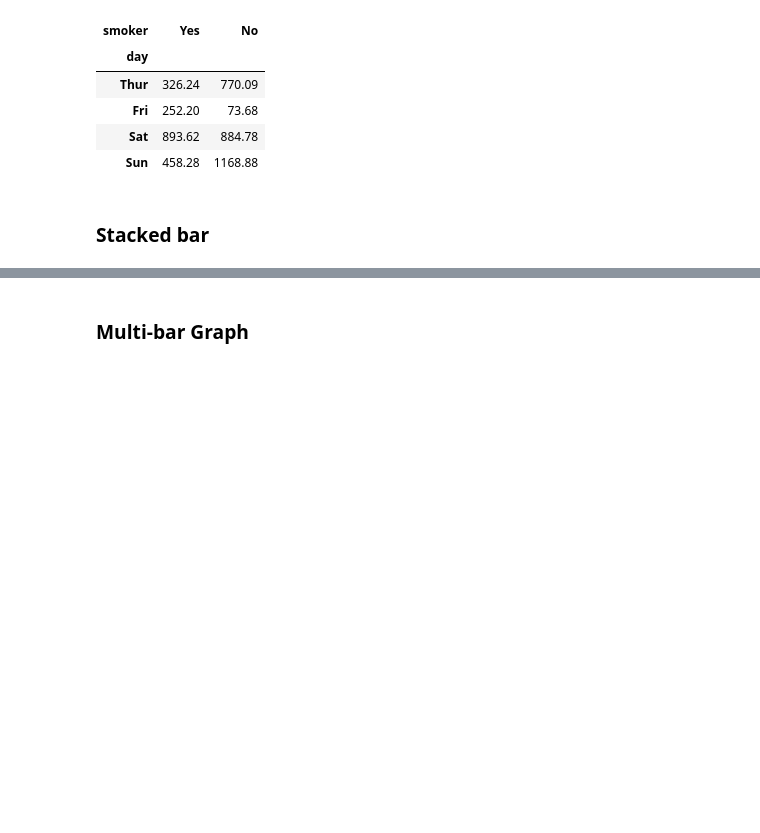
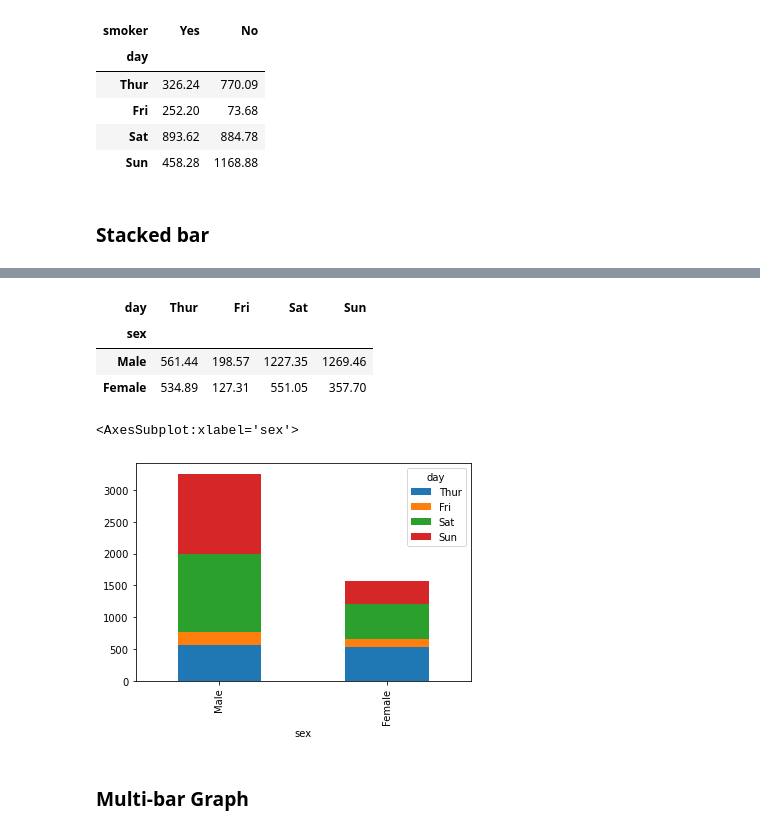
Before and after one commit to srikanthpragada/DS_30_NOV_2020, a Jupyter notebook: plots/matplotlibdemo.ipynb, the cells around one changed output, grey strips where cells are left out. Cells and saved outputs as stored; diff of their text form; code cells hidden in the pictures; blank space fills up the shorter version.

```diff
--- a/plots/matplotlibdemo.ipynb
+++ b/plots/matplotlibdemo.ipynb
@@ -269,4 +271,17 @@ smoker_total.plot.bar(stacked=True)
 [figure]
+# %%
+day_total= tips.pivot_table(index='sex', columns='day',values= 'total_bill',aggfunc=sum)
+day_total
+# %% [output]
+| day | Thur | Fri | Sat | Sun |
+| sex |  |  |  |  |
+| Male | 561.44 | 198.57 | 1227.35 | 1269.46 |
+| Female | 534.89 | 127.31 | 551.05 | 357.70 |
+# %%
+day_total.plot.bar(stacked=True)
+# %% [output]
+<AxesSubplot:xlabel='sex'>
+[figure, added]
 # %% [markdown]
 ### Multi-bar Graph
 # %%
```
Also changed, not shown: parts of 9 cells of this notebook.
